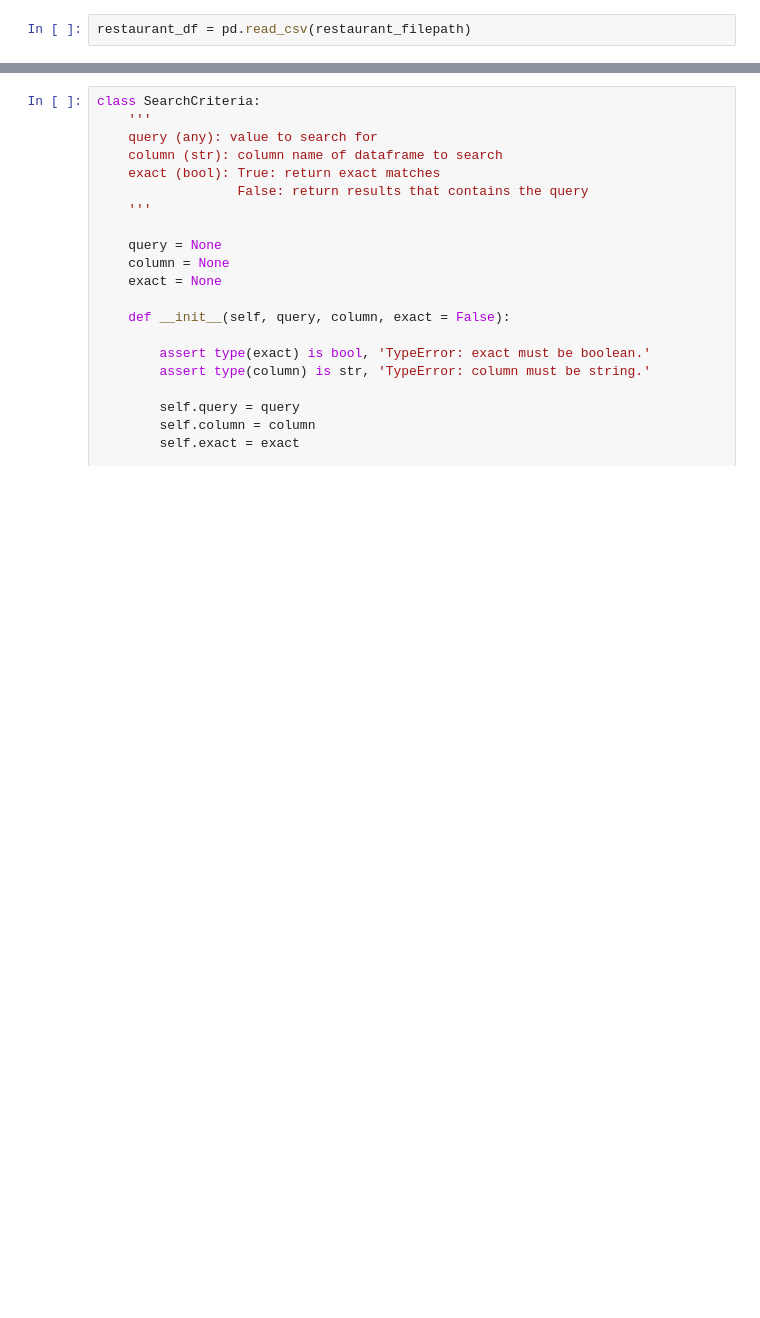
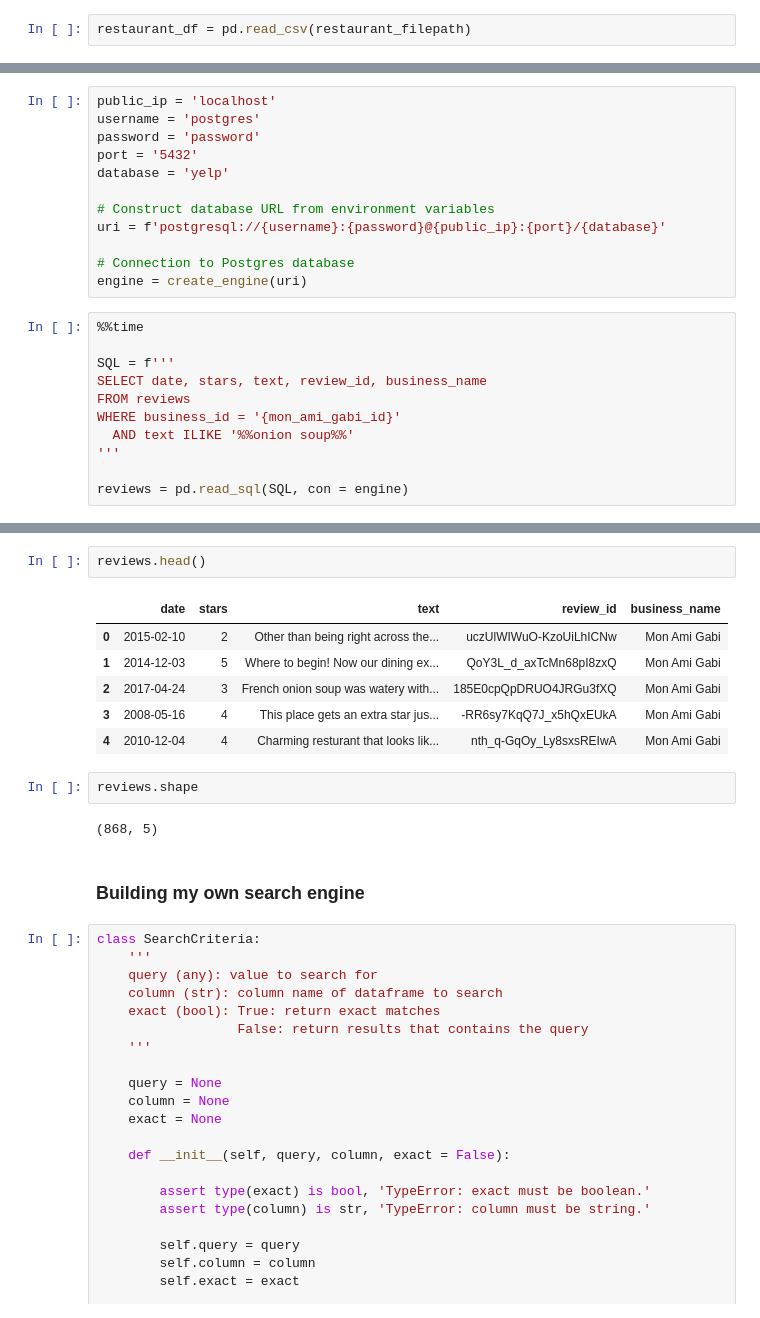
Before and after one commit to rkkwan/rating-yelp-features, a Jupyter notebook: code/03-selecting-a-restaurant.ipynb, the cells around one changed output, grey strips where cells are left out. Saved outputs shown, nothing was run; the diff lists cells and outputs as text; blank space fills up the shorter version.

```diff
--- a/code/04.1-selecting-a-restaurant.ipynb
+++ b/code/03-selecting-a-restaurant.ipynb
@@ -52,0 +58,23 @@ restaurant_df.head()
+# %%
+public_ip = 'localhost'
+username = 'postgres'
+password = 'password'
+port = '5432'
+database = 'yelp'
+
+# Construct database URL from environment variables
+uri = f'postgresql://{username}:{password}@{public_ip}:{port}/{database}'
+
+# Connection to Postgres database
+engine = create_engine(uri)
+# %%
+%%time
+
+SQL = f'''
+SELECT date, stars, text, review_id, business_name
+FROM reviews
+WHERE business_id = '{mon_ami_gabi_id}'
+  AND text ILIKE '%%onion soup%%'
+'''
+
+reviews = pd.read_sql(SQL, con = engine)
@@ -53,3 +84,18 @@ restaurant_df.head()
+# %%
+reviews.head()
+# %% [output]
+|  | date | stars | text | review_id | business_name |
+| 0 | 2015-02-10 | 2 | Other than being right across the... | uczUlWIWuO-KzoUiLhICNw | Mon Ami Gabi |
+| 1 | 2014-12-03 | 5 | Where to begin! Now our dining ex... | QoY3L_d_axTcMn68pI8zxQ | Mon Ami Gabi |
+| 2 | 2017-04-24 | 3 | French onion soup was watery with... | 185E0cpQpDRUO4JRGu3fXQ | Mon Ami Gabi |
+| 3 | 2008-05-16 | 4 | This place gets an extra star jus... | -RR6sy7KqQ7J_x5hQxEUkA | Mon Ami Gabi |
+| 4 | 2010-12-04 | 4 | Charming resturant that looks lik... | nth_q-GqOy_Ly8sxsREIwA | Mon Ami Gabi |
+# %%
+reviews.shape
+# %% [output]
+(868, 5)
+# %% [markdown]
+### Building my own search engine
 # %%
 class SearchCriteria:
     '''
```
Also changed, not shown: parts of 11 cells of this notebook, 11 other files.
